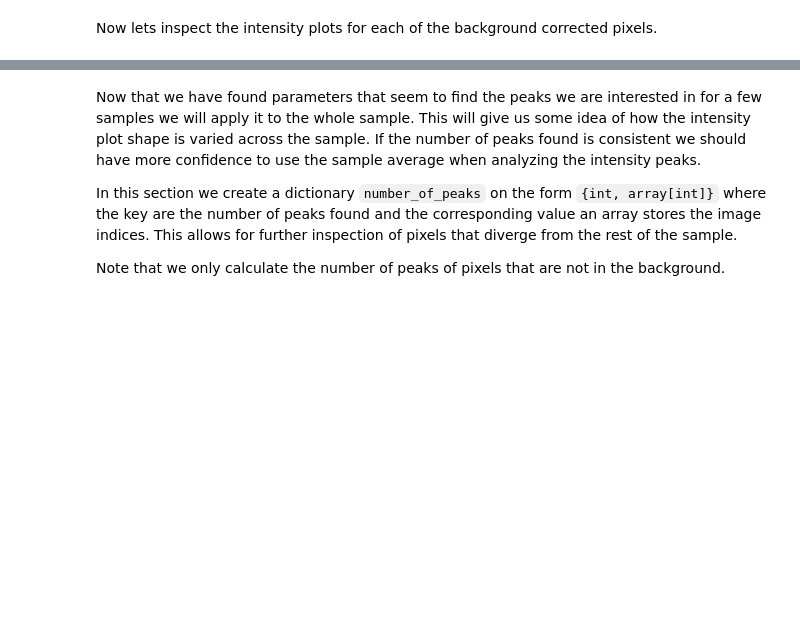
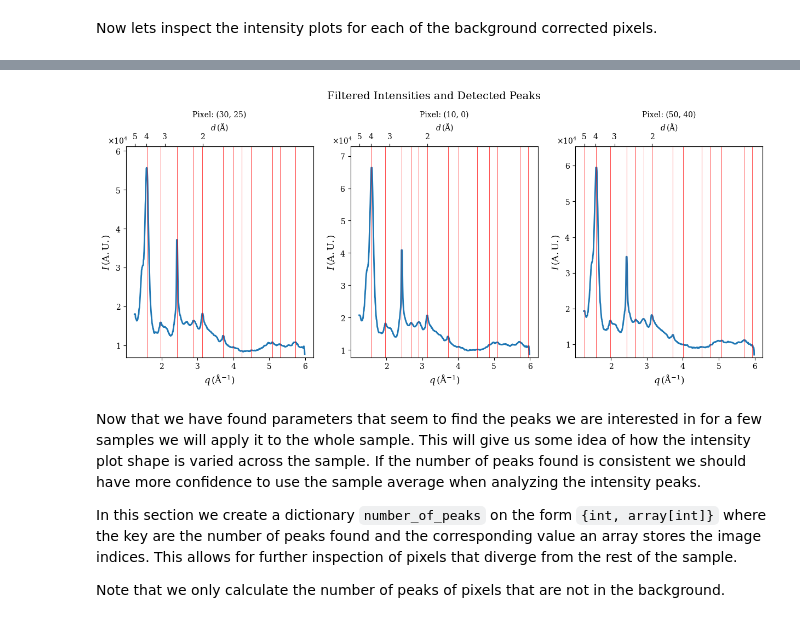
Before and after one commit to J-Holger/MVE386, a Jupyter notebook: chalmers/workinprogress.ipynb, the cells around one changed output, grey strips where cells are left out. Cells and saved outputs as stored; diff of their text form; code cells hidden in the pictures; blank space fills up the shorter version.

```diff
--- a/chalmers/workinprogress.ipynb
+++ b/chalmers/workinprogress.ipynb
@@ -1159,3 +1112,78 @@ for i in range(len(pixels)):
+# %%
+def filter_and_find_peaks(q_data, intensity_data, pixels, kernel_size=11, distance=60, width=4):
+    """
+    Filters intensity data and identifies peaks for specified pixels.
+
+    Parameters
+    ----------
+    q_data : np.ndarray
+        Array of q-values (Å⁻¹).
+    intensity_data : np.ndarray
+        Array of intensity values for each pixel.
+    pixels : list
+        List of pixel indices to process.
+    kernel_size : int, optional
+        Kernel size for median filtering (default: 11).
+    distance : int, optional
+        Minimum distance between peaks for peak detection (default: 60).
+    width : int, optional
+        Minimum width of peaks for peak detection (default: 4).
+
+    Returns
+    -------
+    dict
+        Dictionary containing filtered intensities and peak indices for each pixel.
+    """
+    # Filter intensities using median filter
+    I_filtered = [signal.medfilt(intensity_data[pixel], kernel_size) for pixel in pixels]
+
+    # Identify peaks in filtered data
+    peak_indices = [
+        signal.find_peaks(filtered_intensity, distance=distance, width=width)[0]
+        for filtered_intensity in I_filtered
+    ]
+
+    # Plot results
+    fig, ax = plt.subplots(1, len(pixels), figsize=(15, 5))
+    fig.suptitle(r'Filtered Intensities and Detected Peaks', y=1.08, fontsize=14)
+
+    for i, pixel in enumerate(pixels):
+        # Set secondary x-axis for d values
+        secax = ax[i].secondary_xaxis('top', functions = (q_to_d, d_to_q))
+        secax.set_xlabel(r"$d \, (\mathrm{\AA})$")
+        secax.set_xticks([1, 2, 3, 4, 5])
+        ax[i].set_xlabel(r"$q \, (\mathrm{\AA}^{-1})$", fontsize=12)
+
+        # Calculate individual y-axis limits with padding
+        y_min, y_max = calculate_y_limits(I_filtered[i])
+        ax[i].set_ylim(y_min, y_max)
+
+        # Set y-axis to scientific notation
+        ax[i].yaxis.set_major_formatter(mticker.ScalarFormatter(useMathText=True))
+        ax[i].yaxis.get_offset_text().set_fontsize(10)
+        ax[i].ticklabel_format(axis='y', style='scientific', scilimits=(0, 0))
+        ax[i].set_ylabel(r"$I \, (\mathrm{A.U.})$", fontsize=12)
+
+        # Adjust the position of the scientific notation offset label
+        ax[i].yaxis.offsetText.set_x(-0.10)  # Adjust X-position
+
+        # Plot the filtered intensity and detected peaks
+        ax[i].plot(q_data, I_filtered[i], linewidth=2)
+        for xc in peak_indices[i]:
+            ax[i].axvline(x=q_data[xc], ymin=0, ymax=1, c='r', lw=0.5)
+
+        # Add a subplot title
+        ax[i].set_title(f'Pixel: ({pixel[0]}, {pixel[1]})', fontsize=10)
+
+    plt.show()
+
+    return {"filtered_intensities": I_filtered, "peak_indices": peak_indices}
+
+
+# Perform filtering and peakfinding
+result = filter_and_find_peaks(q_waxs, I_waxs_azi_full, image_coords)
+# %% [output]
+[figure, added]
 # %% [markdown]
 Now that we have found parameters that seem to find the peaks we are interested in for a few samples we will apply it to the whole sample. This will give us some idea of how the intensity plot shape is varied across the sample. If the number of peaks found is consistent we should have more confidence to use the sample average when analyzing the intensity peaks.
 
```
Also changed, not shown: parts of 58 cells of this notebook.
